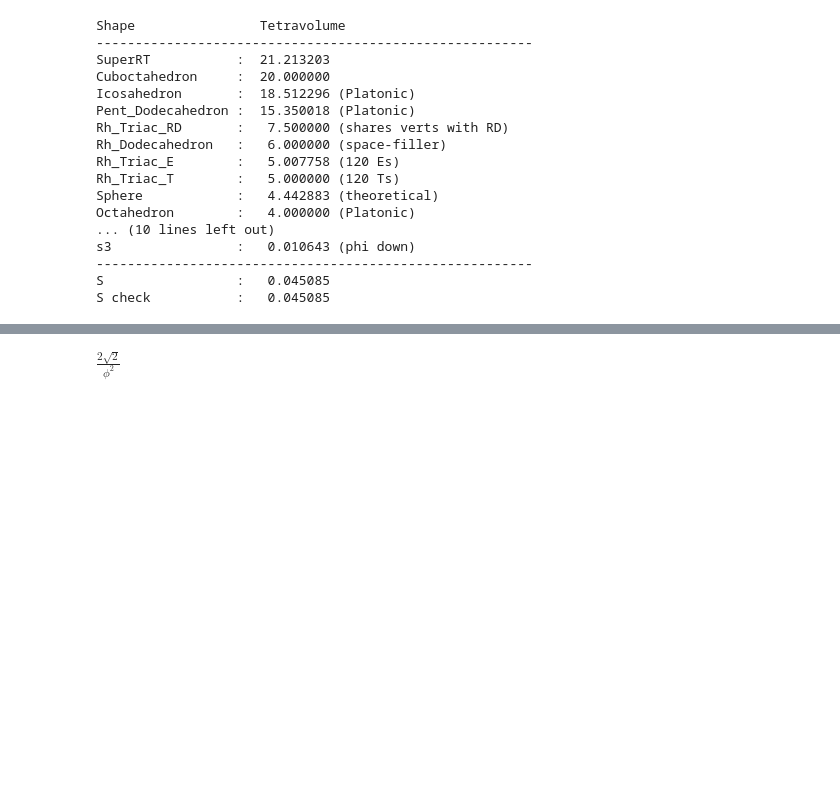
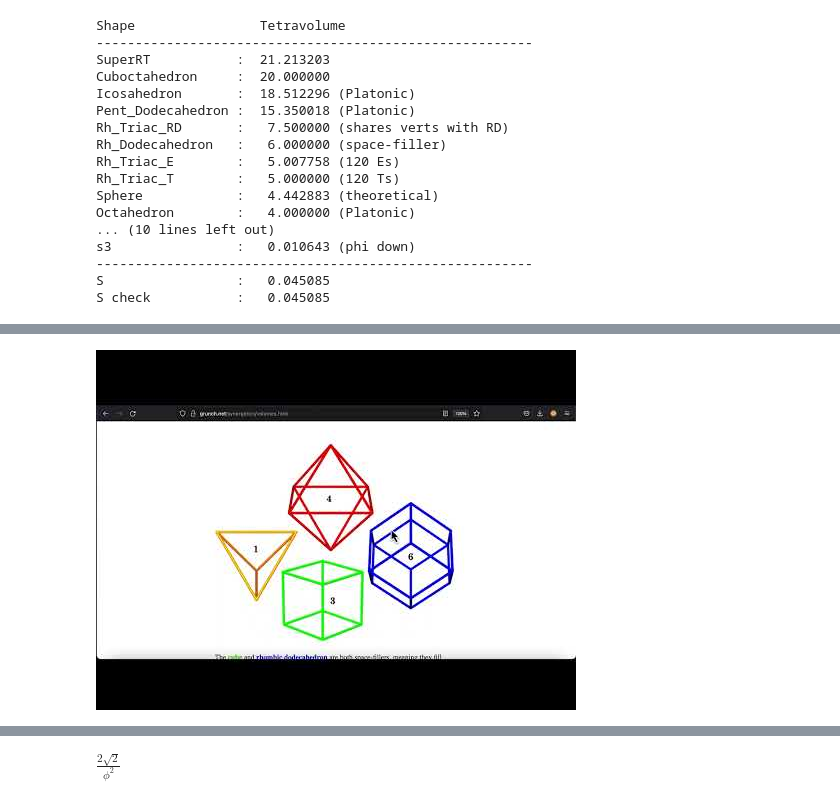
Before and after one commit to 4dsolutions/DigitalMathematics, a Jupyter notebook: MartianMath.ipynb, the cells around one changed output, grey strips where cells are left out. Saved outputs shown, nothing was run; the diff lists cells and outputs as text; code cells hidden in the pictures; blank space fills up the shorter version.

```diff
--- a/MartianMath.ipynb
+++ b/MartianMath.ipynb
@@ -287,6 +293,10 @@ Nature is not required to use "real numbers" as developed in conventional metaph
 Another version of the concentric hierarchy table, from [Wikipedia](https://en.wikipedia.org/wiki/Synergetics_(Fuller).
 
 <a data-flickr-embed="true" href="https://www.flickr.com/photos/kirbyurner/51804664503/in/dateposted-public/" title="wikipedia_volumes_table"><img src="https://live.staticflickr.com/65535/51804664503_63e3407cba_z.jpg" width="640" height="395" alt="wikipedia_volumes_table"></a><script async src="//embedr.flickr.com/assets/client-code.js" charset="utf-8"></script>
+# %%
+YouTubeVideo("SmZZF8Awysk")
+# %% [output]
+[figure, added]
 # %% [markdown]
 ### High Precision Sandbox
 
```
Also changed, not shown: parts of 4 cells of this notebook.
